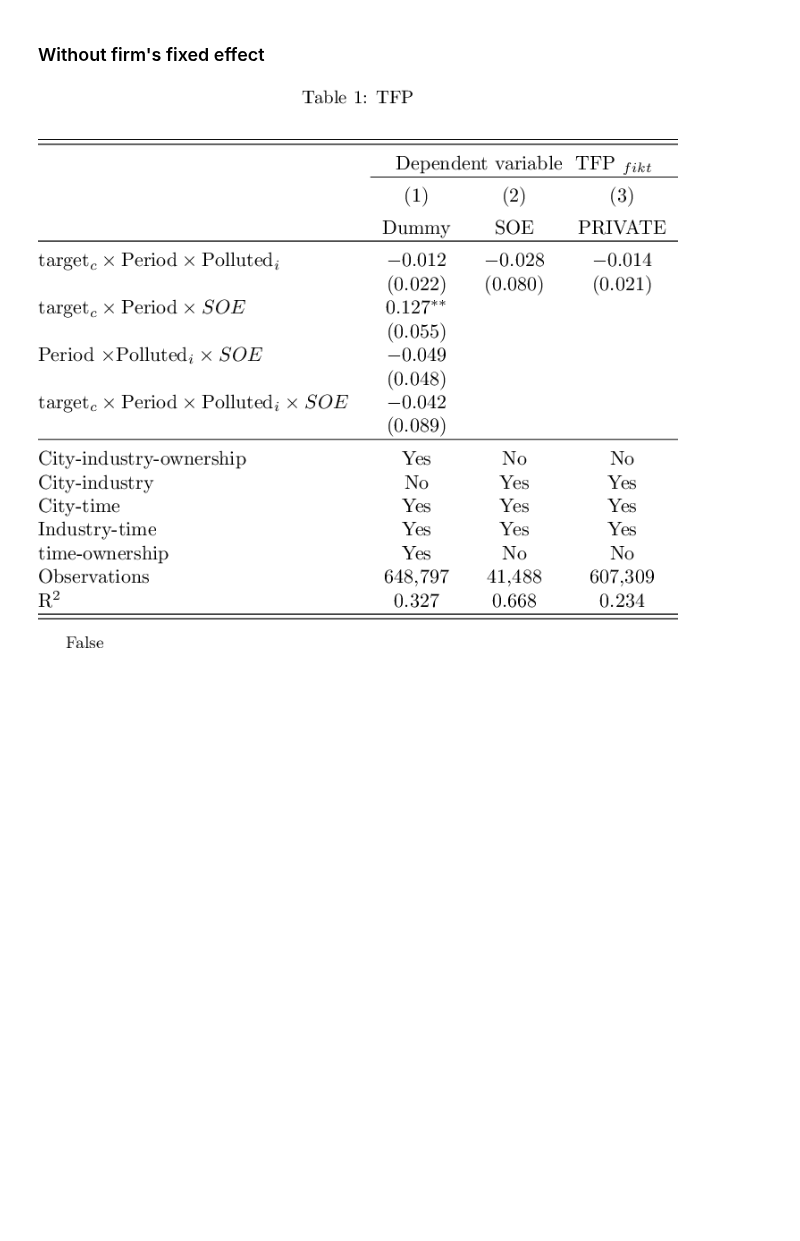
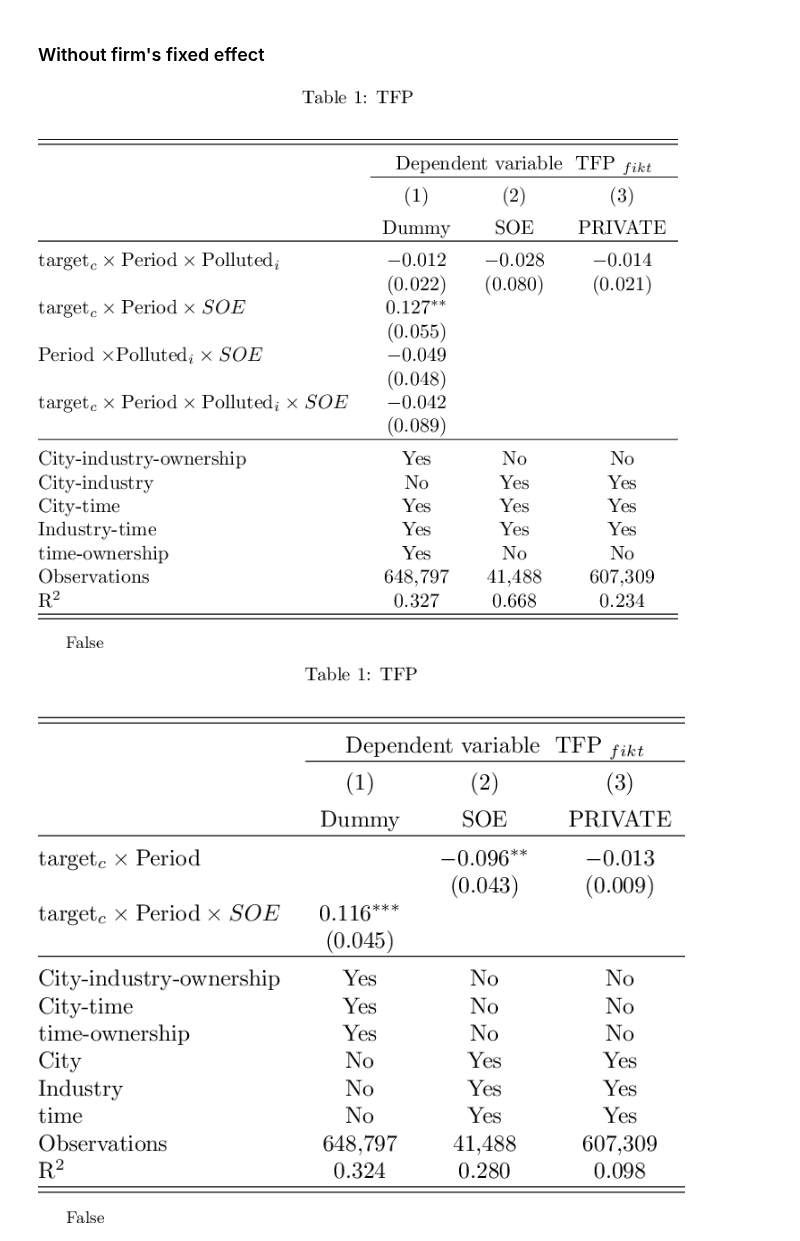
Before and after one commit to thomaspernet/SBC_pollution_China, a Jupyter notebook: Data_analysis/06_TFP/01_TFP_analysis.ipynb, the cells around one changed output. Drawn from its saved outputs; the diff is of its cells as text; code cells hidden in the pictures; blank space fills up the shorter version.

Commit message:
Standardize notebook table tfp

```diff
--- a/Data_analysis/06_TFP/01_TFP_analysis.ipynb
+++ b/Data_analysis/06_TFP/01_TFP_analysis.ipynb
@@ -303,24 +569,25 @@ table_1 <- go_latex(tables,
 # %%
 tb = """\\footnotesize{
 Due to limited space, only the coefficients of interest are presented
 for the regressions with city,industry, year fixed effect (i.e. columns 1-3).
 \sym{*} Significance at the 10\%, \sym{**} Significance at the 5\%, \sym{***} Significance at the 1\% \\
 heteroscedasticity-robust standard errors in parentheses are clustered by city
 }
 """
 
 new_row = ['& Dummy', 'SOE', 'PRIVATE']
 
-#x = [a for a in os.listdir() if a.endswith(".txt")]
-#for i, val in enumerate(x):
-lb.beautify(table_number = 1,
+x = [a for a in os.listdir() if a.endswith(".txt")]
+for i, val in enumerate(x):
+    lb.beautify(table_number = i+1,
             remove_control= False,
             constraint = True,
             city_industry = False,
             new_row = new_row,
             multicolumn = None,
             table_nte =False,
             jupyter_preview = True,
             resolution = 150)
 # %% [output]
 [figure]
+[figure, added]
```
Also changed, not shown: parts of 52 cells of this notebook, 1 other file.
